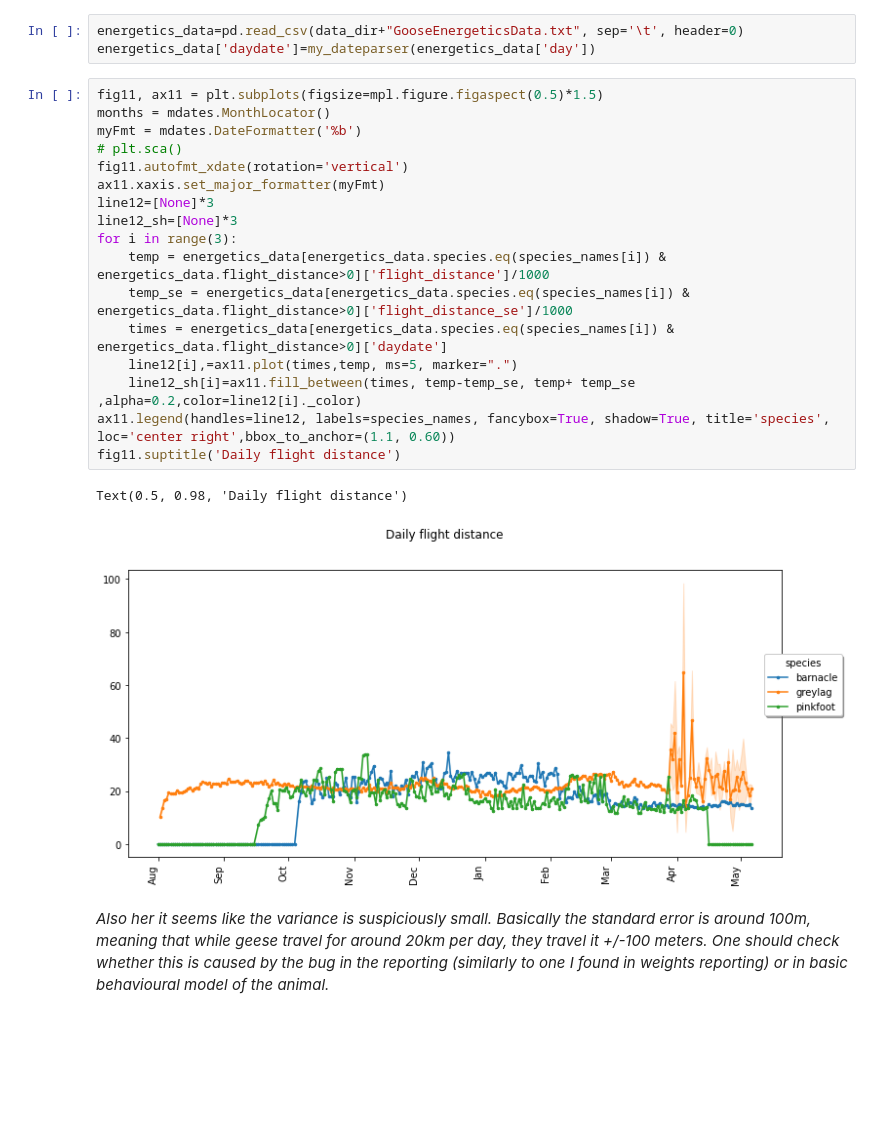
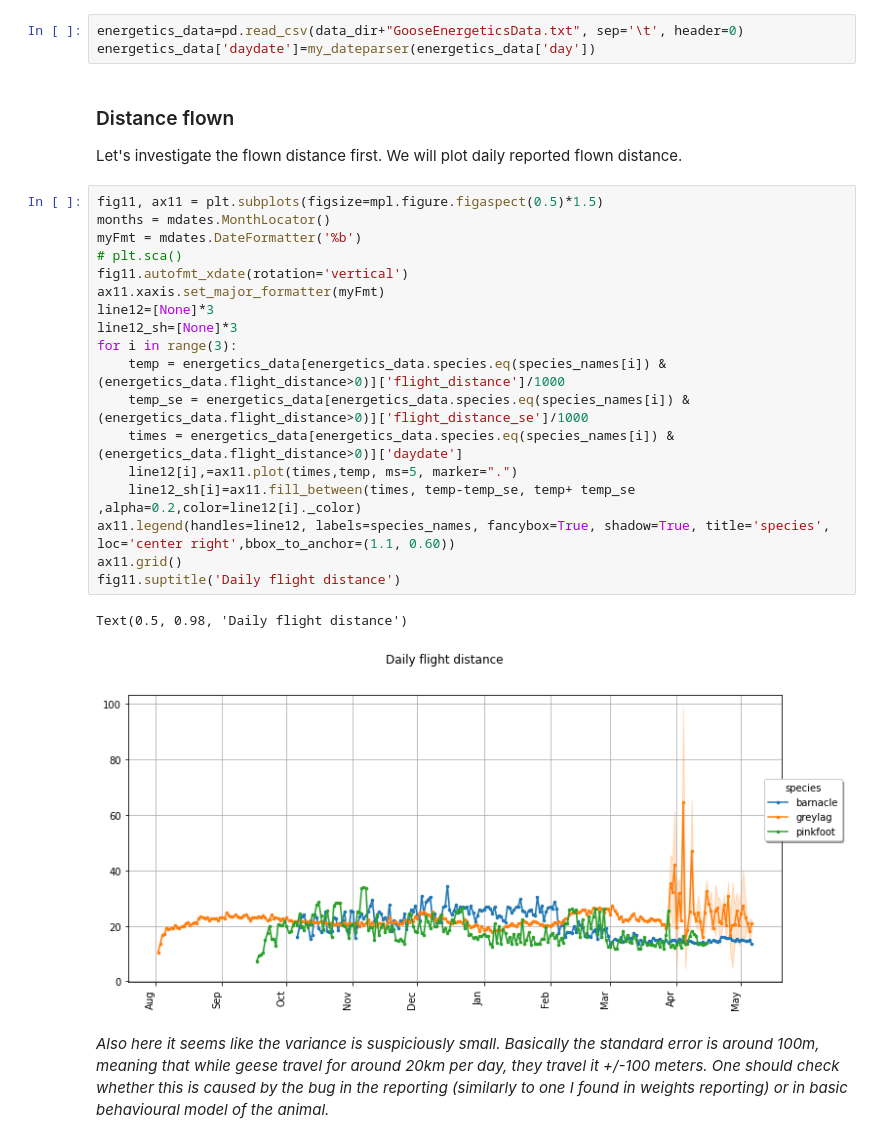
Before and after one commit to andrey-chu/almass_python_testing_mirror, a Jupyter notebook: Test_page_2.ipynb, the cells around one changed output. Saved outputs shown, nothing was run; the diff lists cells and outputs as text; blank space fills up the shorter version.

```diff
--- a/Test_page_2.ipynb
+++ b/Test_page_2.ipynb
@@ -115,25 +120,29 @@ However in addition to the problem of variability the field data shows that the
 # %%
 energetics_data=pd.read_csv(data_dir+"GooseEnergeticsData.txt", sep='\t', header=0)
 energetics_data['daydate']=my_dateparser(energetics_data['day'])
+# %% [markdown]
+### Distance flown
+Let's investigate the flown distance first. We will plot daily reported flown distance.
 # %%
 fig11, ax11 = plt.subplots(figsize=mpl.figure.figaspect(0.5)*1.5)
 months = mdates.MonthLocator()
 myFmt = mdates.DateFormatter('%b')
 # plt.sca()
 fig11.autofmt_xdate(rotation='vertical')
 ax11.xaxis.set_major_formatter(myFmt)
 line12=[None]*3
 line12_sh=[None]*3
 for i in range(3):
-    temp = energetics_data[energetics_data.species.eq(species_names[i]) & energetics_data.flight_distance>0]['flight_distance']/1000
-    temp_se = energetics_data[energetics_data.species.eq(species_names[i]) & energetics_data.flight_distance>0]['flight_distance_se']/1000
-    times = energetics_data[energetics_data.species.eq(species_names[i]) & energetics_data.flight_distance>0]['daydate']
+    temp = energetics_data[energetics_data.species.eq(species_names[i]) & (energetics_data.flight_distance>0)]['flight_distance']/1000
+    temp_se = energetics_data[energetics_data.species.eq(species_names[i]) & (energetics_data.flight_distance>0)]['flight_distance_se']/1000
+    times = energetics_data[energetics_data.species.eq(species_names[i]) & (energetics_data.flight_distance>0)]['daydate']
     line12[i],=ax11.plot(times,temp, ms=5, marker=".")
     line12_sh[i]=ax11.fill_between(times, temp-temp_se, temp+ temp_se ,alpha=0.2,color=line12[i]._color)
 ax11.legend(handles=line12, labels=species_names, fancybox=True, shadow=True, title='species', loc='center right',bbox_to_anchor=(1.1, 0.60))
+ax11.grid()
 fig11.suptitle('Daily flight distance')
 # %% [output]
 Text(0.5, 0.98, 'Daily flight distance')
-[figure, old version]
+[figure, new version]
 # %% [markdown]
-*Also her it seems like the variance is suspiciously small. Basically the standard error is around 100m, meaning that while geese travel for around 20km per day, they travel it +/-100 meters. One should check whether this is caused by the bug in the reporting (similarly to one I found in weights reporting) or in basic behavioural model of the animal.*
+*Also here it seems like the variance is suspiciously small. Basically the standard error is around 100m, meaning that while geese travel for around 20km per day, they travel it +/-100 meters. One should check whether this is caused by the bug in the reporting (similarly to one I found in weights reporting) or in basic behavioural model of the animal.*
```
Also changed, not shown: parts of 10 cells of this notebook, 3 other files.
